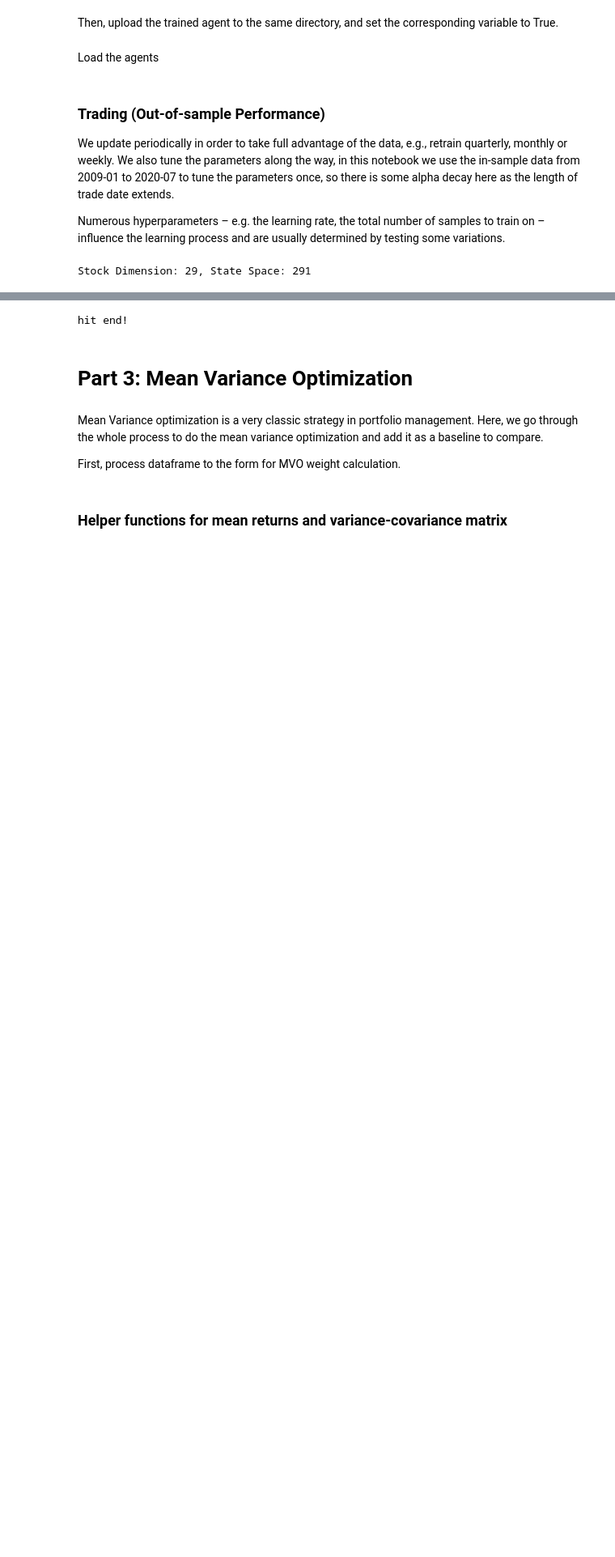
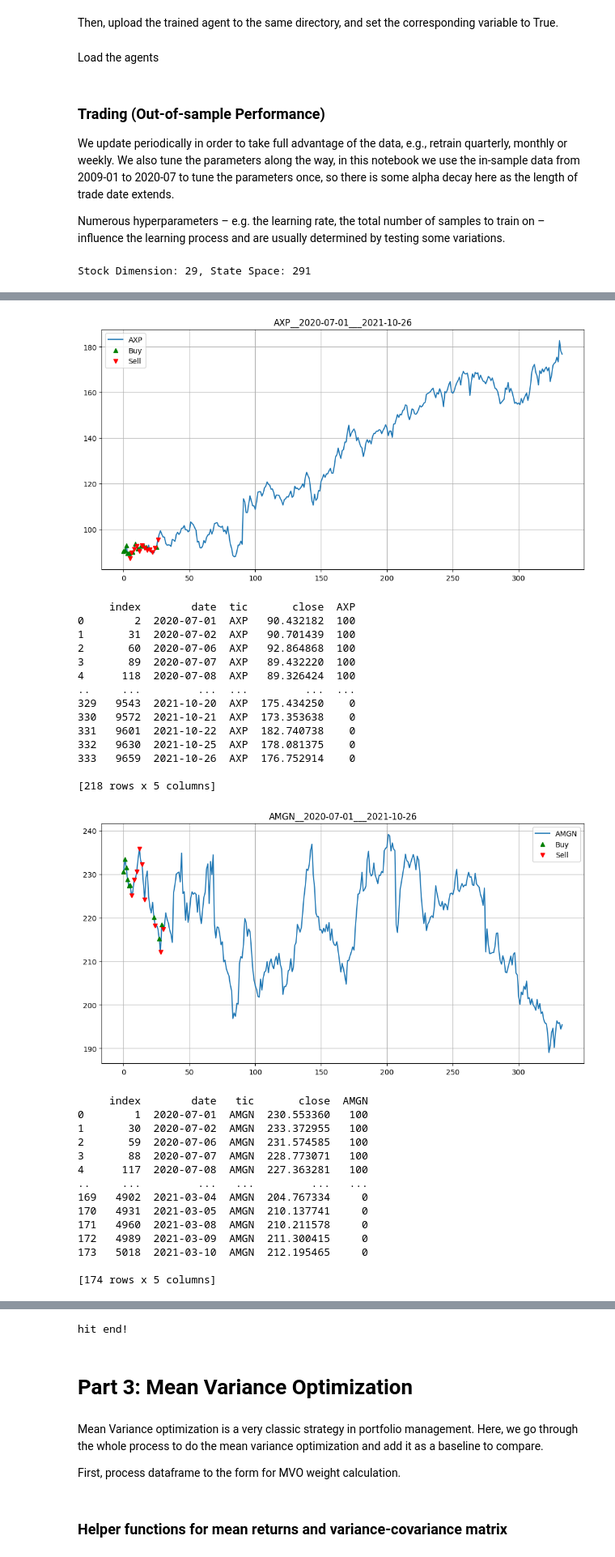
Before and after one commit to cwyang33/FinRL-Tutorials, a Jupyter notebook: 1-Introduction/Stock_NeurIPS2018/Stock_NeurIPS2018_3_Backtest.ipynb, the cells around one changed output, grey strips where cells are left out. Shown at 81% size. Cells and saved outputs as stored; diff of their text form; code cells hidden in the pictures; blank space fills up the shorter version.

Commit message:
Added printing test results and ploting the actual close price with long/short position

```diff
--- a/1-Introduction/Stock_NeurIPS2018/Stock_NeurIPS2018_3_Backtest.ipynb
+++ b/1-Introduction/Stock_NeurIPS2018/Stock_NeurIPS2018_3_Backtest.ipynb
@@ -97,0 +127,54 @@ hit end!
+# %%
+def plot(tradedata,actionsdata,ticker):
+ #the first plot is the actual close price with long/short positions
+ # 绘制实际的股票收盘数据
+ df_plot = pd.merge(left=tradedata ,right=actionsdata,on='date',how='inner')
+ plot_df = df_plot.loc[df_plot['tic']==ticker].loc[:,['date','tic','close',ticker]].reset_index()
+ fig=plt.figure(figsize=(12, 6))
+ ax=fig.add_subplot(111)
+ ax.plot(plot_df.index, plot_df['close'], label=ticker)
+ # 只显示时刻点，不显示折线图 => 设置 linewidth=0
+ ax.plot(plot_df.loc[plot_df[ticker]>0].index, plot_df['close'][plot_df[ticker]>0], label='Buy', linewidth=0, marker='^', c='g')
+ ax.plot(plot_df.loc[plot_df[ticker]<0].index, plot_df['close'][plot_df[ticker]<0], label='Sell', linewidth=0, marker='v', c='r')
+
+ plt.legend(loc='best')
+ plt.grid(True)
+ plt.title(ticker +'__'+plot_df['date'].min()+'___'+plot_df['date'].max())
+ plt.show()
+ print(plot_df.loc[df_plot[ticker]>0])
+# %%
+plot (trade, df_actions_a2c, 'AXP')
+plot (trade, df_actions_a2c, 'AMGN')
+plot (trade, df_actions_a2c, 'AAPL')
+plot (trade, df_actions_a2c, 'BA')
+# %% [output]
+[figure, added]
+     index        date  tic       close  AXP
+0        2  2020-07-01  AXP   90.432182  100
+1       31  2020-07-02  AXP   90.701439  100
+2       60  2020-07-06  AXP   92.864868  100
+3       89  2020-07-07  AXP   89.432220  100
+4      118  2020-07-08  AXP   89.326424  100
+..     ...         ...  ...         ...  ...
+329   9543  2021-10-20  AXP  175.434250    0
+330   9572  2021-10-21  AXP  173.353638    0
+331   9601  2021-10-22  AXP  182.740738    0
+332   9630  2021-10-25  AXP  178.081375    0
+333   9659  2021-10-26  AXP  176.752914    0
+
+[218 rows x 5 columns]
+[figure, added]
+     index        date   tic       close  AMGN
+0        1  2020-07-01  AMGN  230.553360   100
+1       30  2020-07-02  AMGN  233.372955   100
+2       59  2020-07-06  AMGN  231.574585   100
+3       88  2020-07-07  AMGN  228.773071   100
+4      117  2020-07-08  AMGN  227.363281   100
+..     ...         ...   ...         ...   ...
+169   4902  2021-03-04  AMGN  204.767334     0
+170   4931  2021-03-05  AMGN  210.137741     0
+171   4960  2021-03-08  AMGN  210.211578     0
+172   4989  2021-03-09  AMGN  211.300415     0
+173   5018  2021-03-10  AMGN  212.195465     0
+
+[174 rows x 5 columns]
```
Also changed, not shown: parts of 6 cells of this notebook, 2 other files.
